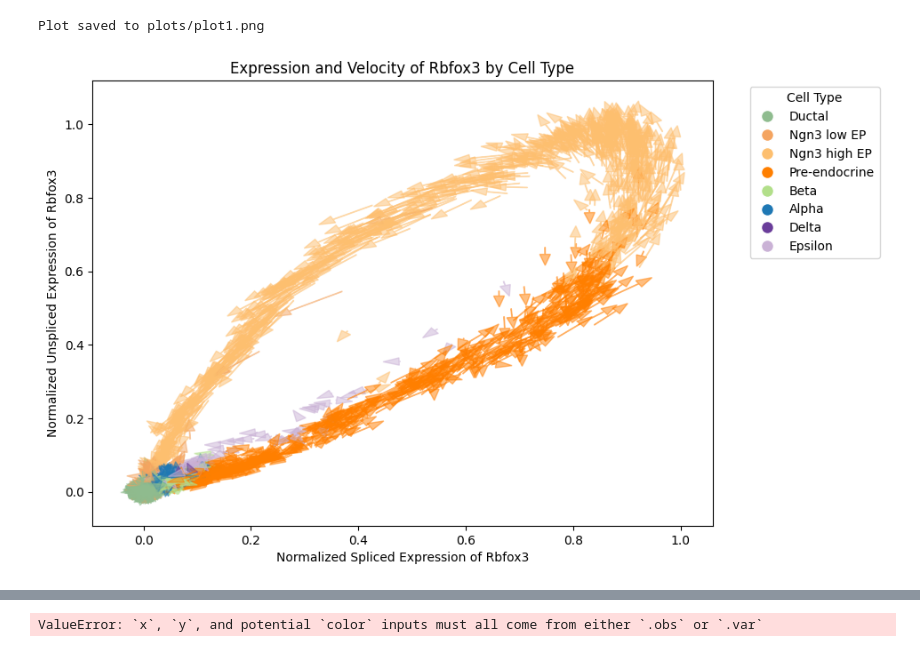
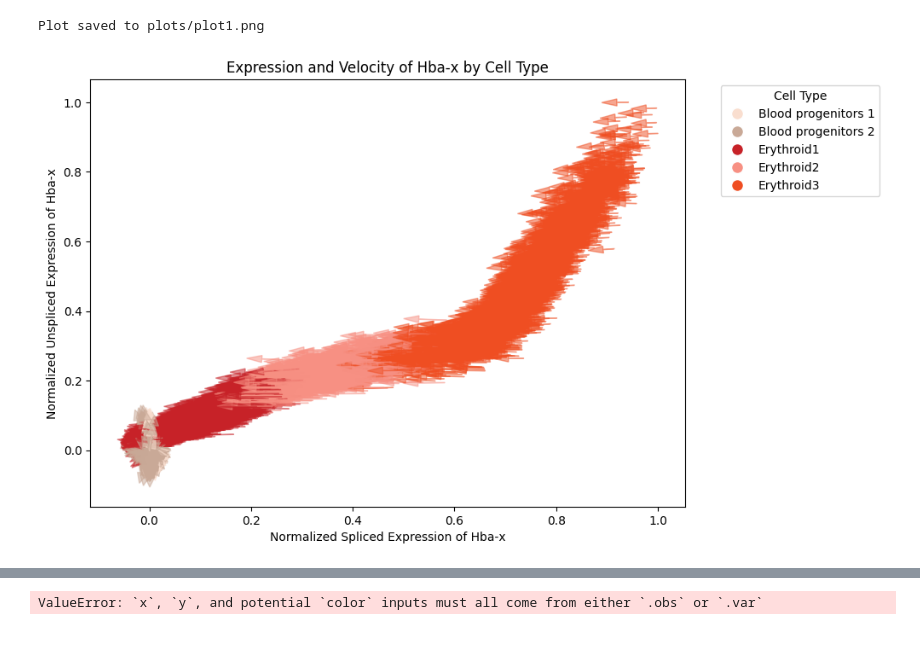
Before and after one commit to leonardogolinelli/VeloFormer, a Jupyter notebook: run_with_geodesic_preprocessing.ipynb, the cells around one changed output, grey strips where cells are left out. Cells and saved outputs as stored; diff of their text form; code cells hidden in the pictures.

```diff
--- a/run_with_geodesic_preprocessing.ipynb
+++ b/run_with_geodesic_preprocessing.ipynb
@@ -211,11 +173,11 @@ Results stored in adata.layers and adata.obsm
 # %%
-adata.layers["velocity"] *= -1
-adata.layers["velocity_u"] *= -1
+#adata.layers["velocity"] *= -1
+#adata.layers["velocity_u"] *= -1
 
 scv.tl.velocity_graph(adata)
 scv.pl.velocity_embedding_stream(adata, color=cell_type_key)
-scv.tl.velocity_pseudotime(adata)
-sc.pl.umap(adata, color="velocity_pseudotime", cmap="gnuplot")
+#scv.tl.velocity_pseudotime(adata)
+#sc.pl.umap(adata, color="velocity_pseudotime", cmap="gnuplot")
 # %% [output]
 computing velocity graph (using 1/24 cores)
 WARNING: Unable to create progress bar. Consider installing `tqdm` as `pip install tqdm` and `ipywidgets` as `pip install ipywidgets`,
@@ -450,7 +213,7 @@ pd.DataFrame(adata.uns["rank_velocity_genes"]["names"])
 # %%
-plot_phase_plane(adata, "Rbfox3", dataset_name, 11,
+plot_phase_plane(adata, "Hba-x", dataset_name, 11,
                  u_scale=0.1, s_scale=0.1, cell_type_key=cell_type_key,
                  save_path="plots/plot1.png")
 # %% [output]
 Plot saved to plots/plot1.png
-[figure, old version]
+[figure, new version]
```
Also changed, not shown: parts of 15 cells of this notebook, 3 other files.
